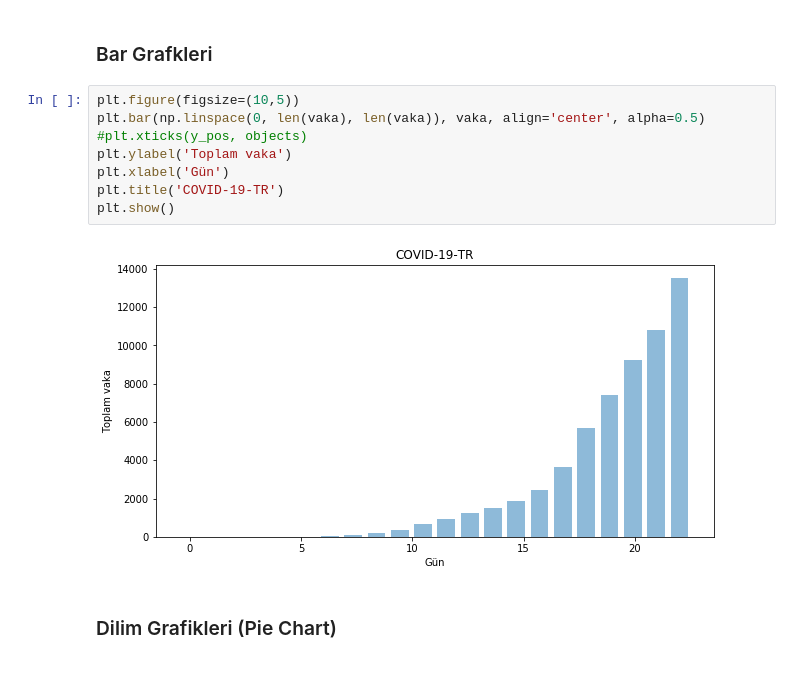
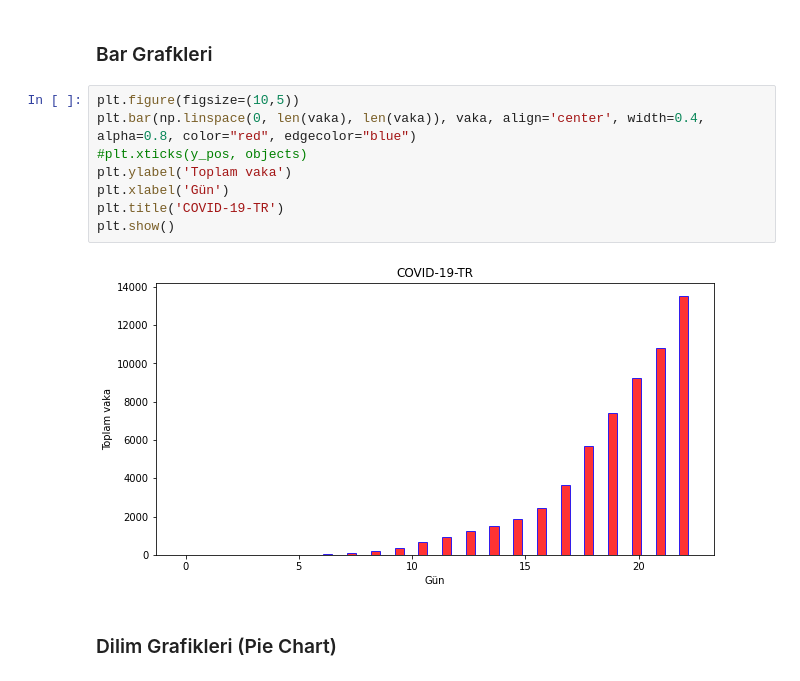
Before and after one commit to SoftRoles/veri_analizi_ders_notlari, a Jupyter notebook: Ders 3.ipynb, the cells around one changed output. Cells and saved outputs as stored; diff of their text form.

```diff
--- a/Ders 3.ipynb
+++ b/Ders 3.ipynb
@@ -41,14 +45,14 @@ plt.show()
 ### Bar Grafkleri
 # %%
 plt.figure(figsize=(10,5))
-plt.bar(np.linspace(0, len(vaka), len(vaka)), vaka, align='center', alpha=0.5)
+plt.bar(np.linspace(0, len(vaka), len(vaka)), vaka, align='center', width=0.4, alpha=0.8, color="red", edgecolor="blue")
 #plt.xticks(y_pos, objects)
 plt.ylabel('Toplam vaka')
 plt.xlabel('Gün')
 plt.title('COVID-19-TR')
 plt.show()
 # %% [output]
-[figure, old version]
+[figure, new version]
 # %% [markdown]
 ### Dilim Grafikleri (Pie Chart)
 # %%
```
Also changed, not shown: parts of 8 cells of this notebook, 4 other files.
